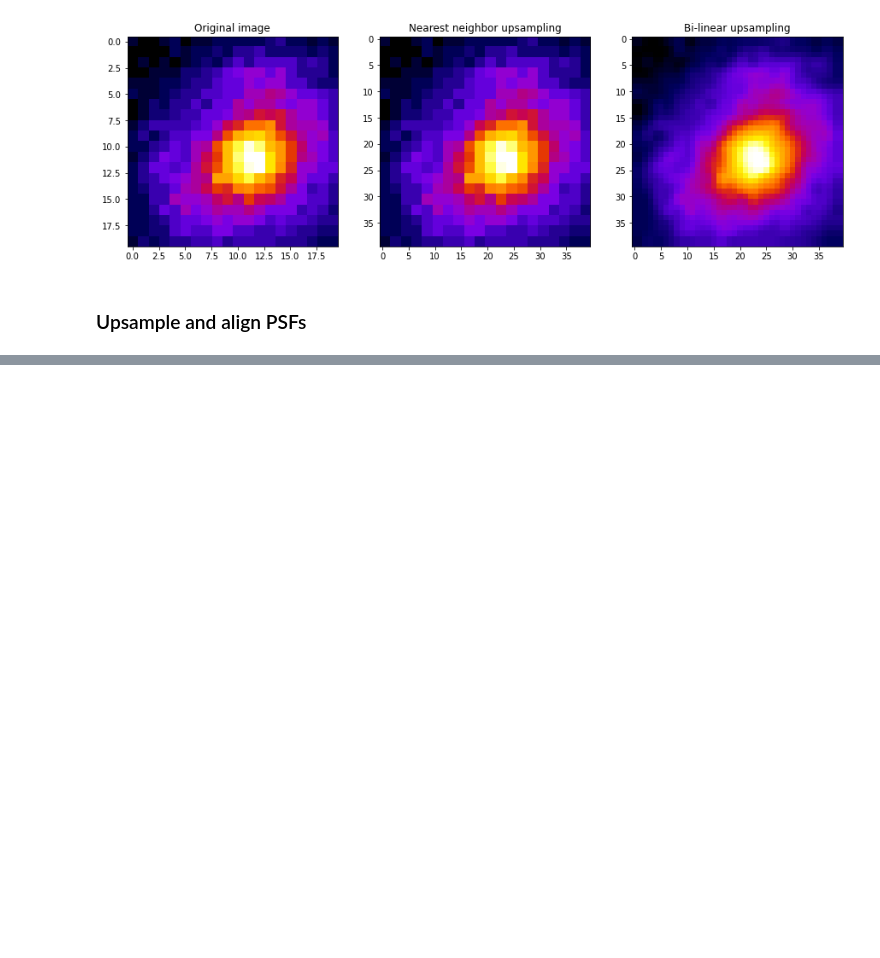
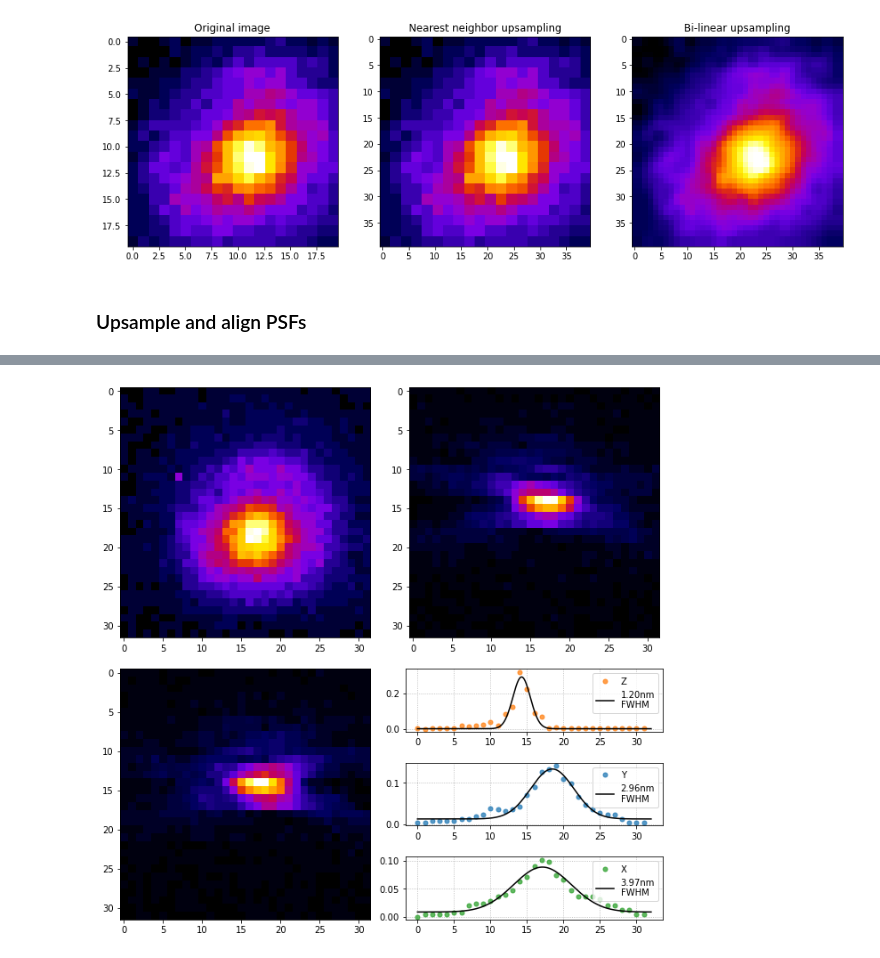
Before and after one commit to hoogenboom-group/PSF-Extractor, a Jupyter notebook: notebooks/walkthrough.ipynb, the cells around one changed output, grey strips where cells are left out. Saved outputs shown, nothing was run; the diff lists cells and outputs as text; code cells hidden in the pictures; blank space fills up the shorter version.

Commit message:
update: crude crop, align, downsampling
Former-commit-id: 5f238c266fb80f1827108f14cbd56b26d3254cf4

```diff
--- a/notebooks/walkthrough.ipynb
+++ b/notebooks/walkthrough.ipynb
@@ -596,5 +540,20 @@ psf = psf_cube.copy()
+# %%
+def crop_psf(psf):
+    """"""
+    # Get dimensions
+    Nz, Ny, Nx = psf.shape
+    Nmin = np.min([Nz, Ny, Nx])
+
+    # Crop total psf to a cube defined by the smallest dimension
+    z1, z2 = (Nz-Nmin)//2, Nz - ((Nz-Nmin)//2) - Nz % 2
+    y1, y2 = (Ny-Nmin)//2, Ny - ((Ny-Nmin)//2) - Ny % 2
+    x1, x2 = (Nx-Nmin)//2, Nx - ((Nx-Nmin)//2) - Nx % 2
+    psf_cube = psf[z1:z2, y1:y2, x1:x2]
+
+    return psf_cube
 # %%
-def plot_psf(psf):
+def plot_psf(psf, crop=True):
+    """"""
 
     # Create figure and axes
     fig = plt.figure(figsize=(11, 11))
@@ -605,6 +564,10 @@ def plot_psf(psf):
     ax_z = fig.add_subplot(gs[-3,3:])
     ax_y = fig.add_subplot(gs[-2,3:])
     ax_x = fig.add_subplot(gs[-1,3:])
+
+    # Crippity crop crop
+    if crop:
+        psf = crop_psf(psf)
 
     # PSF dimensions
     Nz, Ny, Nx = psf.shape
@@ -626,14 +589,22 @@ def plot_psf(psf):
     ax_z.plot(prof_z, c='C1', label='Z', **plot_kwargs)
     ax_y.plot(prof_y, c='C0', label='Y', **plot_kwargs)
     ax_x.plot(prof_x, c='C2', label='X', **plot_kwargs)
+
+    # Do 1D PSF fits
+    u = np.linspace(0, Nz, Ny*Nx)
+    popt_z = fit_gaussian_1D(prof_z)
+    popt_y = fit_gaussian_1D(prof_y)
+    popt_x = fit_gaussian_1D(prof_x)
+
     # Plot 1D PSF fits
-    u = np.linspace(0, Nz, Ny*Nx)
-    popt = fit_gaussian_1D(prof_z)
-    ax_z.plot(u, gaussian_1D(u, *popt))
-    popt = fit_gaussian_1D(prof_y)
-    popt = fit_gaussian_1D(prof_x)
+    ax_z.plot(u, gaussian_1D(u, *popt_z), 'k-',
+              label=f'{popt_z[1]:.2f}nm\nFWHM')
+    ax_y.plot(u, gaussian_1D(u, *popt_y), 'k-',
+              label=f'{popt_y[1]:.2f}nm\nFWHM')
+    ax_x.plot(u, gaussian_1D(u, *popt_x), 'k-',
+              label=f'{popt_x[1]:.2f}nm\nFWHM')
 
     # Aesthetics
-    [ax.legend() for ax in [ax_z, ax_y, ax_x]]
+    [ax.legend(loc='upper right') for ax in [ax_z, ax_y, ax_x]]
     [ax.grid(ls=':') for ax in [ax_z, ax_y, ax_x]]
     plt.subplots_adjust(hspace=0.5, wspace=0.5)
@@ -656,0 +615,5 @@ plot_psf(psf_sum[z1:z2, y1:y2, x1:x2])
+# %%
+output_shape = [n//5 for n in psf_sum.shape]
+plot_psf(resize(psf, output_shape=output_shape, anti_aliasing=True))
+# %% [output]
+[figure, added]
```
Also changed, not shown: parts of 12 cells of this notebook.
